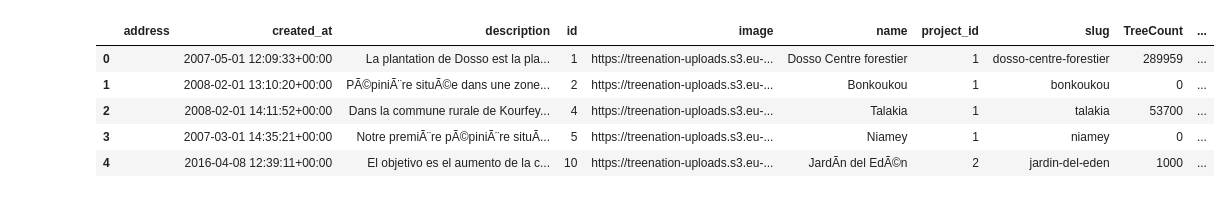
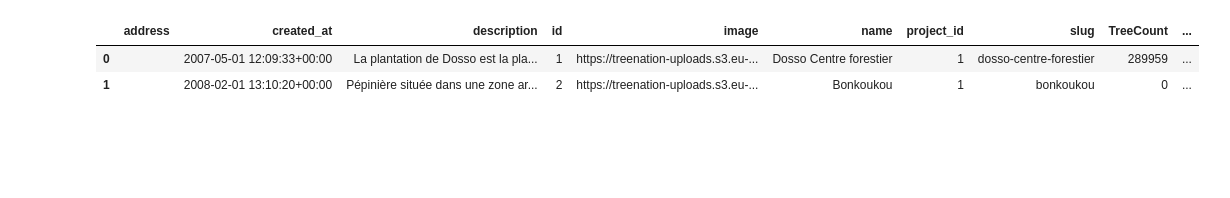
Before and after one commit to Societal-Computing/Forest_Monitoring, a Jupyter notebook: src/Tree_Nation-meta_data_pre.ipynb, the cells around one changed output. Saved outputs shown, nothing was run; the diff lists cells and outputs as text; code cells hidden in the pictures; blank space fills up the shorter version.

```diff
--- a/src/Tree_Nation-meta_data_pre.ipynb
+++ b/src/Tree_Nation-meta_data_pre.ipynb
@@ -14,10 +11,7 @@ data_treenation.to_csv('../input/TN/Tree_Nation.csv', index=False)
 # %%
-df=pd.read_csv("../input/TN/Tree_Nation.csv",encoding='latin-1')
-df.head()
+df=pd.read_json("../input/TN/treenation_new.json")
+df.head(2)
 # %% [output]
 |  | address | created_at | description | id | image | name | project_id | slug | TreeCount | ... |
 | 0 |  | 2007-05-01 12:09:33+00:00 | La plantation de Dosso est la pla... | 1 | https://treenation-uploads.s3.eu-... | Dosso Centre forestier | 1 | dosso-centre-forestier | 289959 | ... |
-| 1 |  | 2008-02-01 13:10:20+00:00 | PÃ©piniÃ¨re situÃ©e dans une zone... | 2 | https://treenation-uploads.s3.eu-... | Bonkoukou | 1 | bonkoukou | 0 | ... |
-| 2 |  | 2008-02-01 14:11:52+00:00 | Dans la commune rurale de Kourfey... | 4 | https://treenation-uploads.s3.eu-... | Talakia | 1 | talakia | 53700 | ... |
-| 3 |  | 2007-03-01 14:35:21+00:00 | Notre premiÃ¨re pÃ©piniÃ¨re situÃ... | 5 | https://treenation-uploads.s3.eu-... | Niamey | 1 | niamey | 0 | ... |
-| 4 |  | 2016-04-08 12:39:11+00:00 | El objetivo es el aumento de la c... | 10 | https://treenation-uploads.s3.eu-... | JardÃ­n del EdÃ©n | 2 | jardin-del-eden | 1000 | ... |
+| 1 |  | 2008-02-01 13:10:20+00:00 | Pépinière située dans une zone ar... | 2 | https://treenation-uploads.s3.eu-... | Bonkoukou | 1 | bonkoukou | 0 | ... |
```
Also changed, not shown: parts of 20 cells of this notebook, 4 other files.
